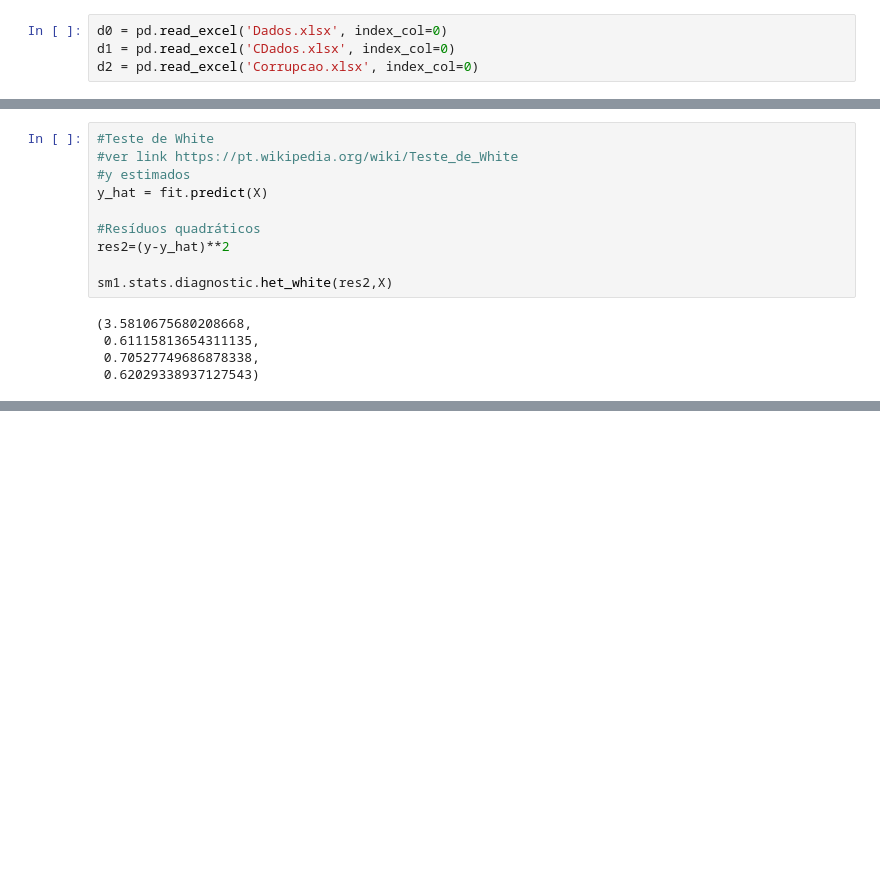
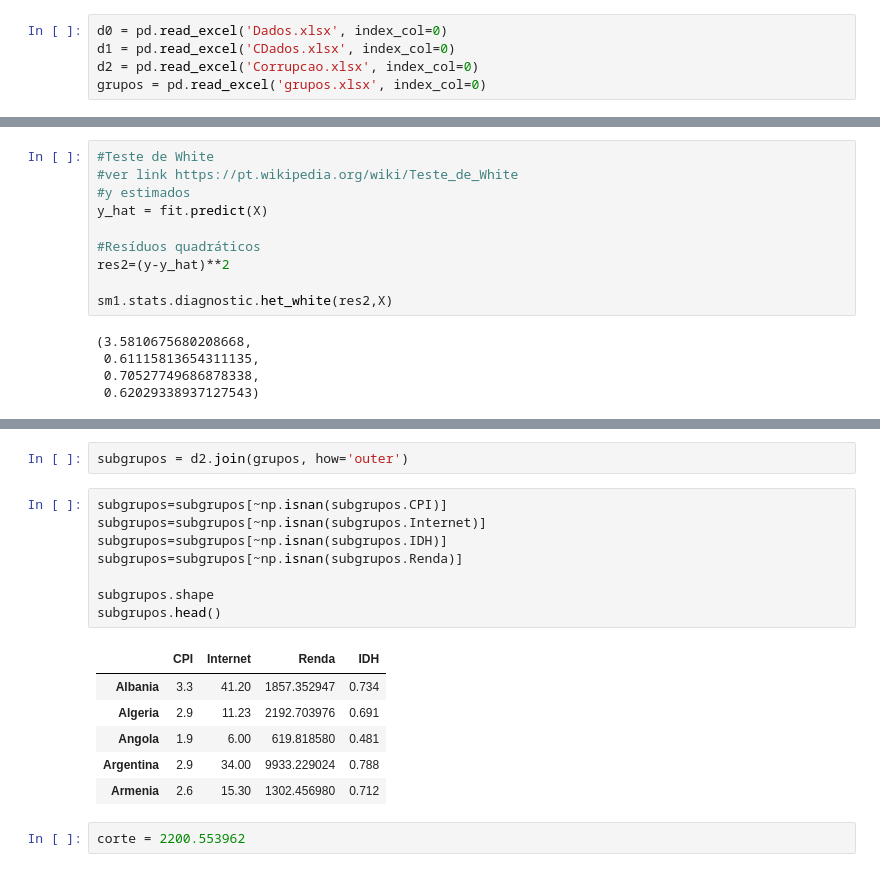
Before and after one commit to decoejz/CDP3, a Jupyter notebook: Projeto 3.ipynb, the cells around one changed output, grey strips where cells are left out. Saved outputs shown, nothing was run; the diff lists cells and outputs as text; blank space fills up the shorter version.

```diff
--- a/Projeto 3.ipynb
+++ b/Projeto 3.ipynb
@@ -28,6 +29,7 @@ Esperamos trabalhar no diretório
 d0 = pd.read_excel('Dados.xlsx', index_col=0)
 d1 = pd.read_excel('CDados.xlsx', index_col=0)
 d2 = pd.read_excel('Corrupcao.xlsx', index_col=0)
+grupos = pd.read_excel('grupos.xlsx', index_col=0)
 # %%
 d2.head()
 # %% [output]
@@ -274,0 +239,19 @@ Correlação(XY) = 0.0790962406425
+# %%
+subgrupos = d2.join(grupos, how='outer')
+# %%
+subgrupos=subgrupos[~np.isnan(subgrupos.CPI)]
+subgrupos=subgrupos[~np.isnan(subgrupos.Internet)]
+subgrupos=subgrupos[~np.isnan(subgrupos.IDH)]
+subgrupos=subgrupos[~np.isnan(subgrupos.Renda)]
+
+subgrupos.shape
+subgrupos.head()
+# %% [output]
+|  | CPI | Internet | Renda | IDH |
+| Albania | 3.3 | 41.20 | 1857.352947 | 0.734 |
+| Algeria | 2.9 | 11.23 | 2192.703976 | 0.691 |
+| Angola | 1.9 | 6.00 | 619.818580 | 0.481 |
+| Argentina | 2.9 | 34.00 | 9933.229024 | 0.788 |
+| Armenia | 2.6 | 15.30 | 1302.456980 | 0.712 |
+# %%
+corte = 2200.553962
```
Also changed, not shown: parts of 17 cells of this notebook.
